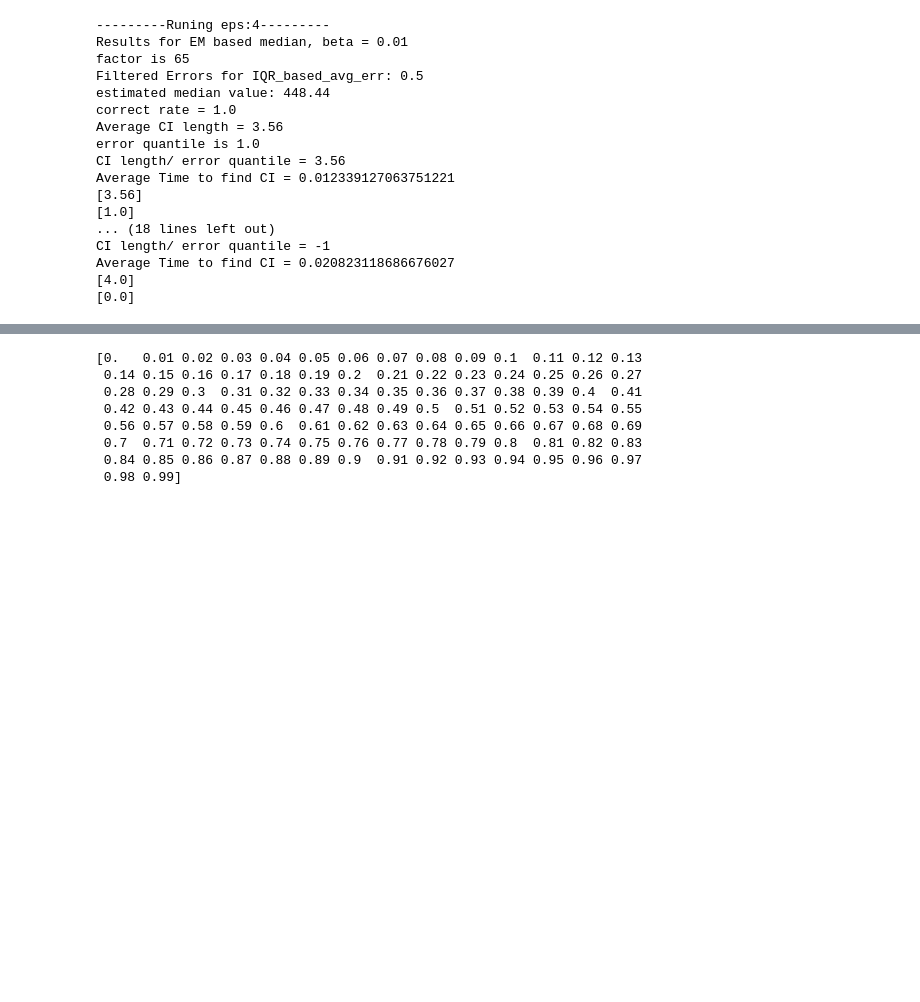
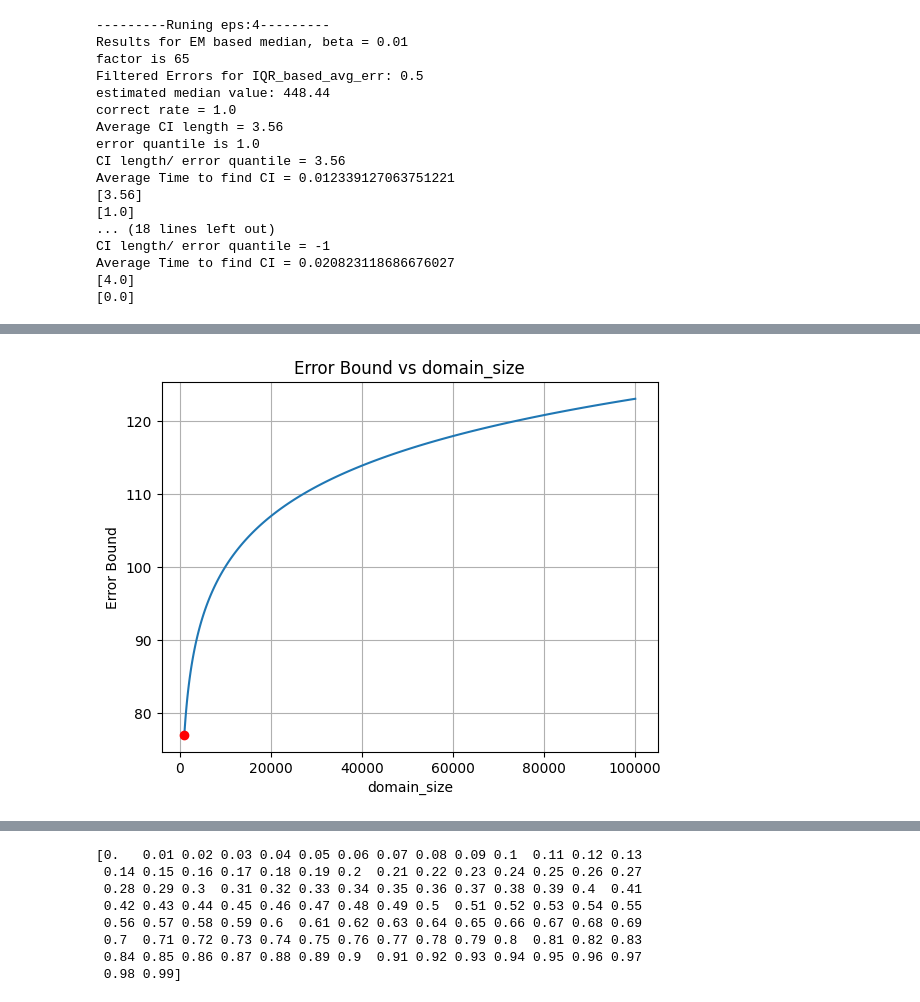
Before and after one commit to Timliuw/DP-Tim, a Jupyter notebook: CI_Tim.ipynb, the cells around one changed output, grey strips where cells are left out. Saved outputs shown, nothing was run; the diff lists cells and outputs as text; code cells hidden in the pictures; blank space fills up the shorter version.

```diff
--- a/CI_Tim.ipynb
+++ b/CI_Tim.ipynb
@@ -1718,3 +1695,46 @@ for mode,data_uuid in dataset_id_dict.items():
+# %%
+# Test error bound with diff domain_size
+import matplotlib.pyplot as plt
+dataset_id_dict = {0:"bank_marketing", 1:"adult", 2:"cali_housing_test", 3:"cali_housing_value",
+           5:"IMDB_time",6:"airplane_capacity",7:"airplane_range",8:"airplane_maintenance",9:"airplane_price",
+           10: "old_synthetic_data",11:"healthcare_age",12:"healthcare_bill",13:"estate_assesval",14:"estate_saleamount"}
+eps_list = [0.25,0.5,1,2,4]
+domain_sizes = range(1000,100000,1)
+error_bound_values = []
+min_error_bound = float('inf')
+min_domain = None
+min_error = None
+r = 0.5
+eps_val = 2
+eps_1 = float(r * eps_val)
+eps_2 = float(eps_val - eps_1)
+for domain_size in domain_sizes:
+  optimized_step = int(8/eps_2)
+  b_list_step = optimized_step
+  # b_list_step = 1
+  b_list = range(0, b_list_step*int(domain_size/b_list_step),b_list_step)
+  C = (2/eps_1) *(np.log(domain_size/beta_1))
+  m = len(b_list)
+  alpha = (8*np.log(m)+np.log(2/beta_2)) / eps_2
+  if (m == 0): print("m=0, r=:",r)
+  error_bound = C + alpha + optimized_step
+  error_bound_values.append(error_bound)
+  if error_bound < min_error_bound:
+    min_error_bound = error_bound
+    min_domain = domain_size
+    min_error = error_bound
+plt.plot(domain_sizes, error_bound_values, label=data_uuid)
+plt.scatter(min_domain, min_error, color='red', zorder=5)
+
+
+
+plt.title(f"Error Bound vs domain_size")
+plt.xlabel("domain_size")
+plt.ylabel("Error Bound")
+plt.grid(True)
+plt.show()
+# %% [output]
+[figure, added]
 # %%
 
 # Test error bound with diff eps splitting for all datasets
```
Also changed, not shown: parts of 6 cells of this notebook.
